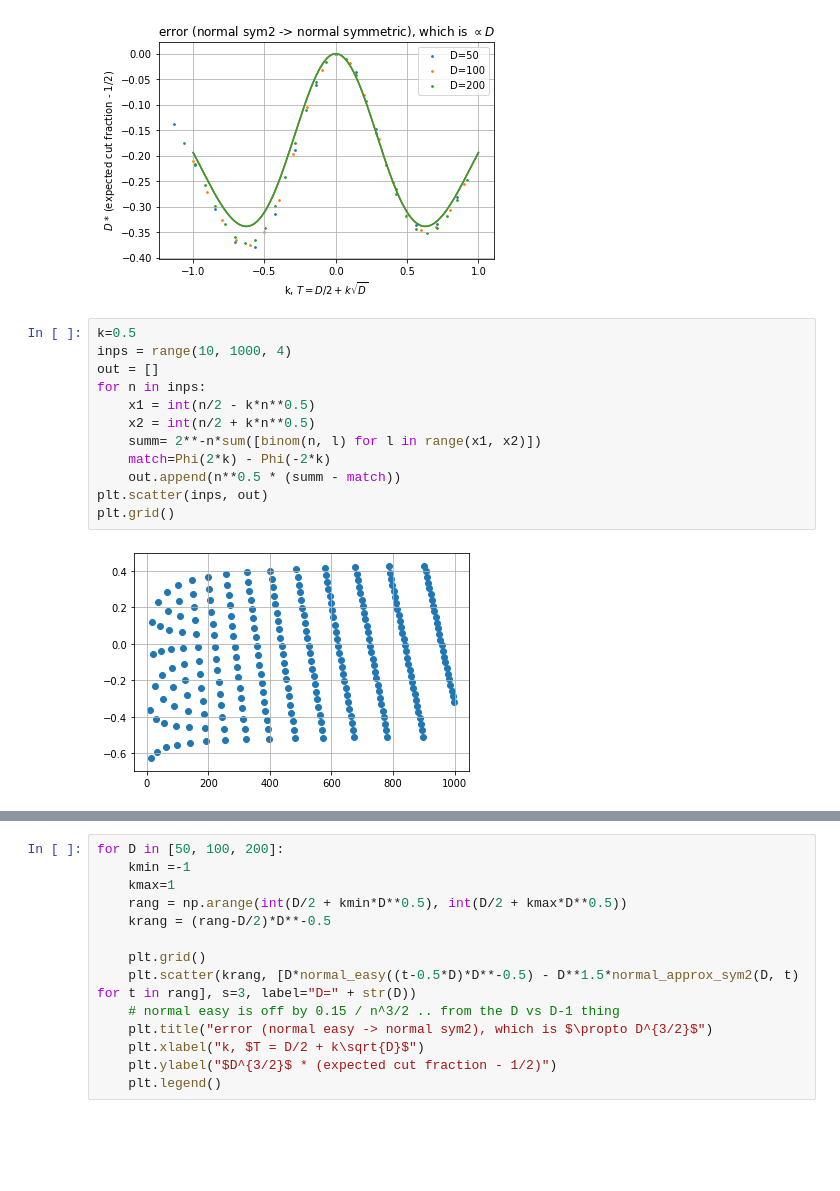
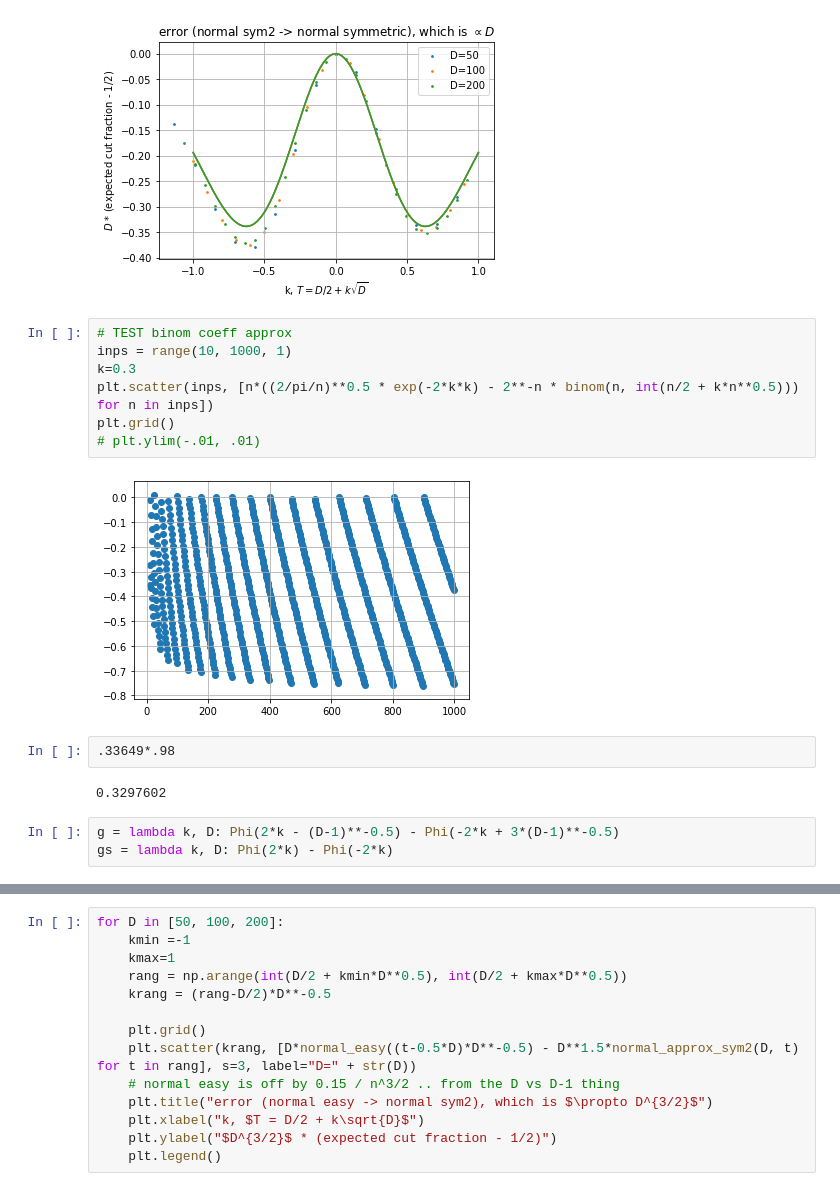
Before and after one commit to marwahaha/qaoa-local-competitors, a Jupyter notebook: hastings.ipynb, the cells around one changed output, grey strips where cells are left out. Drawn from its saved outputs; the diff is of its cells as text; blank space fills up the shorter version.

```diff
--- a/hastings.ipynb
+++ b/hastings.ipynb
@@ -769,17 +790,19 @@ for D in [50, 100, 200]:
     plt.plot(np.linspace(kmin, kmax, 300), test3(np.linspace(kmin, kmax, 300)))
 # %% [output]
 [figure]
-# %%
-k=0.5
-inps = range(10, 1000, 4)
-out = []
-for n in inps:
-    x1 = int(n/2 - k*n**0.5)
-    x2 = int(n/2 + k*n**0.5)
-    summ= 2**-n*sum([binom(n, l) for l in range(x1, x2)])
-    match=Phi(2*k) - Phi(-2*k)
-    out.append(n**0.5 * (summ - match))
-plt.scatter(inps, out)
-plt.grid()
-# %% [output]
-[figure, removed]
+# %%
+# TEST binom coeff approx
+inps = range(10, 1000, 1)
+k=0.3
+plt.scatter(inps, [n*((2/pi/n)**0.5 * exp(-2*k*k) - 2**-n * binom(n, int(n/2 + k*n**0.5))) for n in inps])
+plt.grid()
+# plt.ylim(-.01, .01)
+# %% [output]
+[figure, added]
+# %%
+.33649*.98
+# %% [output]
+0.3297602
+# %%
+g = lambda k, D: Phi(2*k - (D-1)**-0.5) - Phi(-2*k + 3*(D-1)**-0.5)
+gs = lambda k, D: Phi(2*k) - Phi(-2*k)
```
Also changed, not shown: parts of 69 cells of this notebook.
